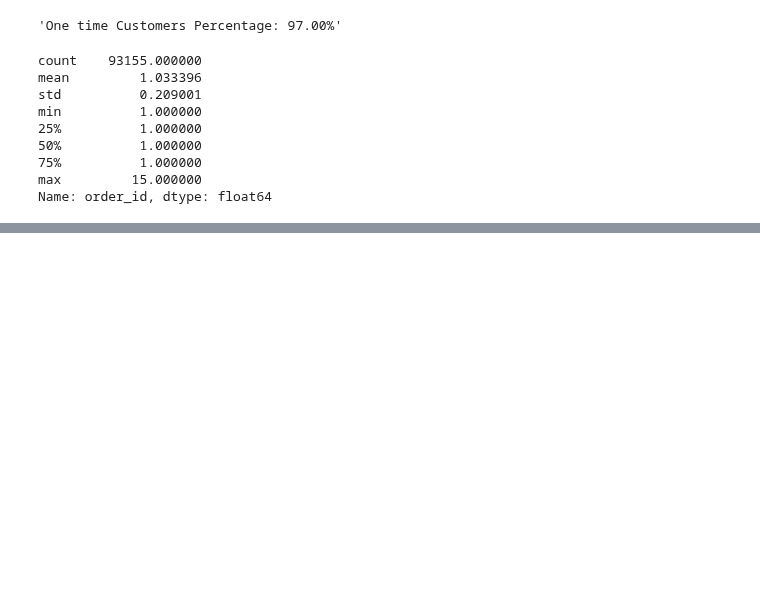
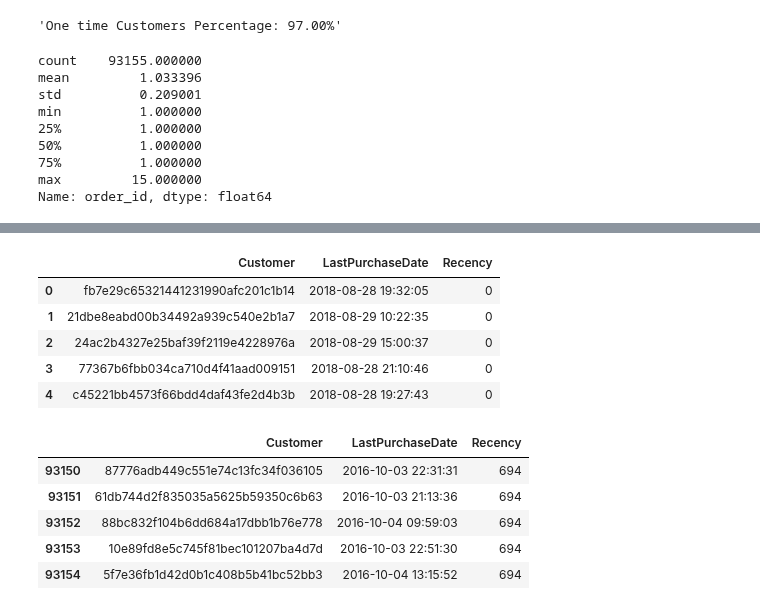
Before and after one commit to RioPramana21/Final-Project-Olist, a Jupyter notebook: preparation_notebooks/FinPro Olist Anlaysis.ipynb, the cells around one changed output, grey strips where cells are left out. Cells and saved outputs as stored; diff of their text form; code cells hidden in the pictures; blank space fills up the shorter version.

```diff
--- a/preparation_notebooks/FinPro Olist Anlaysis.ipynb
+++ b/preparation_notebooks/FinPro Olist Anlaysis.ipynb
@@ -1026,0 +1079,21 @@ Name: order_id, dtype: float64
+# %%
+df_custrecency = master_olist_dataset.groupby(by='customer_unique_id', as_index=False)['order_purchase_timestamp'].max()
+df_custrecency.columns = ['Customer', 'LastPurchaseDate']
+recent_date = df_custrecency['LastPurchaseDate'].max()
+df_custrecency['Recency'] = df_custrecency['LastPurchaseDate'].apply(lambda x: (recent_date - x).days)
+df_custrecency = df_custrecency.sort_values(by='Recency', ascending=True).reset_index(drop=True)
+
+display(df_custrecency.head(), df_custrecency.tail())
+# %% [output]
+|  | Customer | LastPurchaseDate | Recency |
+| 0 | fb7e29c65321441231990afc201c1b14 | 2018-08-28 19:32:05 | 0 |
+| 1 | 21dbe8eabd00b34492a939c540e2b1a7 | 2018-08-29 10:22:35 | 0 |
+| 2 | 24ac2b4327e25baf39f2119e4228976a | 2018-08-29 15:00:37 | 0 |
+| 3 | 77367b6fbb034ca710d4f41aad009151 | 2018-08-28 21:10:46 | 0 |
+| 4 | c45221bb4573f66bdd4daf43fe2d4b3b | 2018-08-28 19:27:43 | 0 |
+|  | Customer | LastPurchaseDate | Recency |
+| 93150 | 87776adb449c551e74c13fc34f036105 | 2016-10-03 22:31:31 | 694 |
+| 93151 | 61db744d2f835035a5625b59350c6b63 | 2016-10-03 21:13:36 | 694 |
+| 93152 | 88bc832f104b6dd684a17dbb1b76e778 | 2016-10-04 09:59:03 | 694 |
+| 93153 | 10e89fd8e5c745f81bec101207ba4d7d | 2016-10-03 22:51:30 | 694 |
+| 93154 | 5f7e36fb1d42d0b1c408b5b41bc52bb3 | 2016-10-04 13:15:52 | 694 |
```
Also changed, not shown: parts of 7 cells of this notebook.
